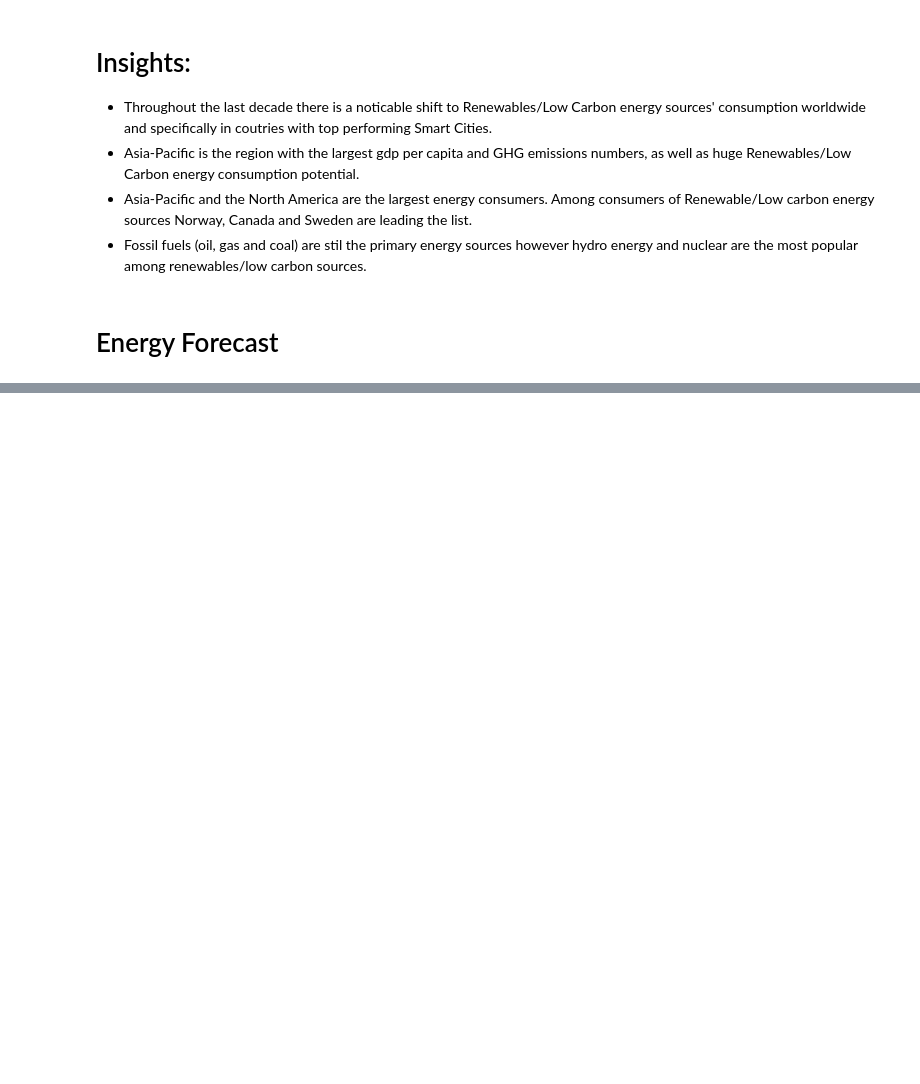
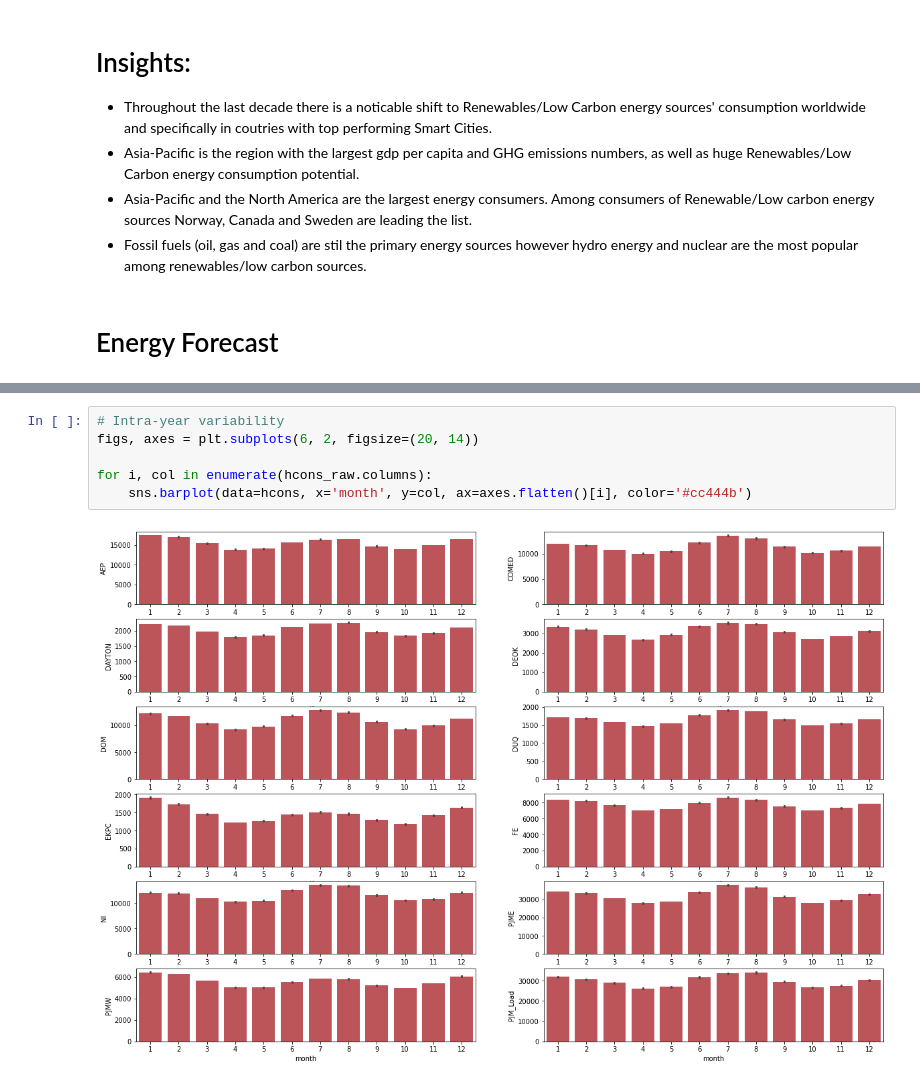
Before and after one commit to Edoardo1996/iornhack-final-project, a Jupyter notebook: main.ipynb, the cells around one changed output, grey strips where cells are left out. Cells and saved outputs as stored; diff of their text form; blank space fills up the shorter version.

```diff
--- a/main.ipynb
+++ b/main.ipynb
@@ -796,0 +919,8 @@ plt.show()
+# %%
+# Intra-year variability
+figs, axes = plt.subplots(6, 2, figsize=(20, 14))
+
+for i, col in enumerate(hcons_raw.columns):
+    sns.barplot(data=hcons, x='month', y=col, ax=axes.flatten()[i], color='#cc444b')
+# %% [output]
+[figure, added]
```
Also changed, not shown: parts of 56 cells of this notebook, 4 other files.
